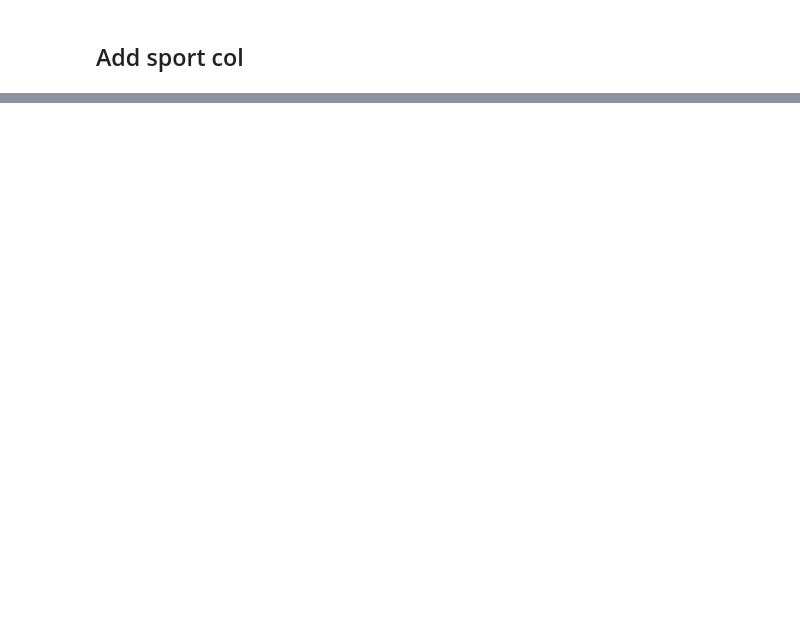
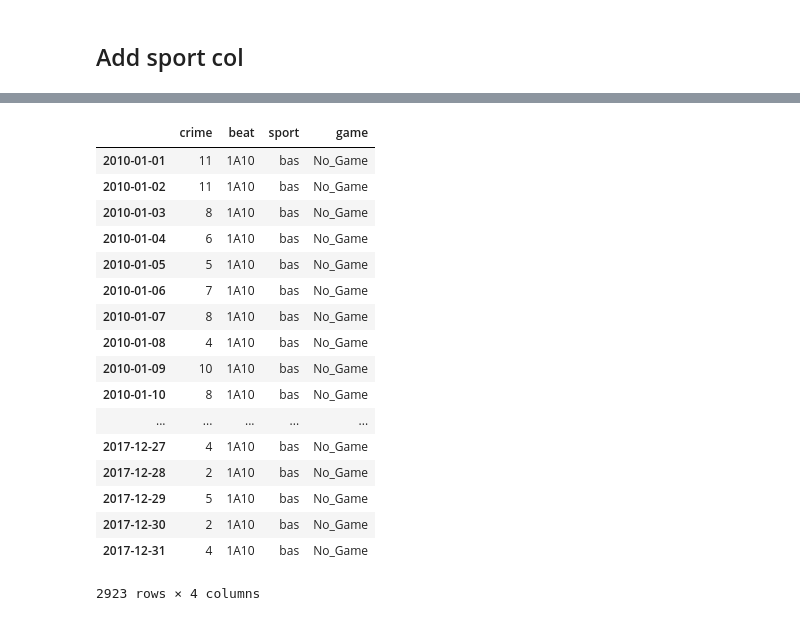
Before and after one commit to franksalas/Crime-Analysis, a Jupyter notebook: data_wrangling/data_form/Astros_combine.ipynb, the cells around one changed output, grey strips where cells are left out. Cells and saved outputs as stored; diff of their text form; code cells hidden in the pictures; blank space fills up the shorter version.

```diff
--- a/data_wrangling/data_form/Astros_combine.ipynb
+++ b/data_wrangling/data_form/Astros_combine.ipynb
@@ -187,3 +446,24 @@ merge_data.game.value_counts(dropna=False)
+# %%
+merge_data
+# %% [output]
+|  | crime | beat | sport | game |
+| 2010-01-01 | 11 | 1A10 | bas | No_Game |
+| 2010-01-02 | 11 | 1A10 | bas | No_Game |
+| 2010-01-03 | 8 | 1A10 | bas | No_Game |
+| 2010-01-04 | 6 | 1A10 | bas | No_Game |
+| 2010-01-05 | 5 | 1A10 | bas | No_Game |
+| 2010-01-06 | 7 | 1A10 | bas | No_Game |
+| 2010-01-07 | 8 | 1A10 | bas | No_Game |
+| 2010-01-08 | 4 | 1A10 | bas | No_Game |
+| 2010-01-09 | 10 | 1A10 | bas | No_Game |
+| 2010-01-10 | 8 | 1A10 | bas | No_Game |
+| ... | ... | ... | ... | ... |
+| 2017-12-27 | 4 | 1A10 | bas | No_Game |
+| 2017-12-28 | 2 | 1A10 | bas | No_Game |
+| 2017-12-29 | 5 | 1A10 | bas | No_Game |
+| 2017-12-30 | 2 | 1A10 | bas | No_Game |
+| 2017-12-31 | 4 | 1A10 | bas | No_Game |
+2923 rows × 4 columns
 # %%
 merge_data = merge_data[['crime','beat','sport','game']]
 # %%
```
Also changed, not shown: parts of 31 cells of this notebook, 26 other files.
